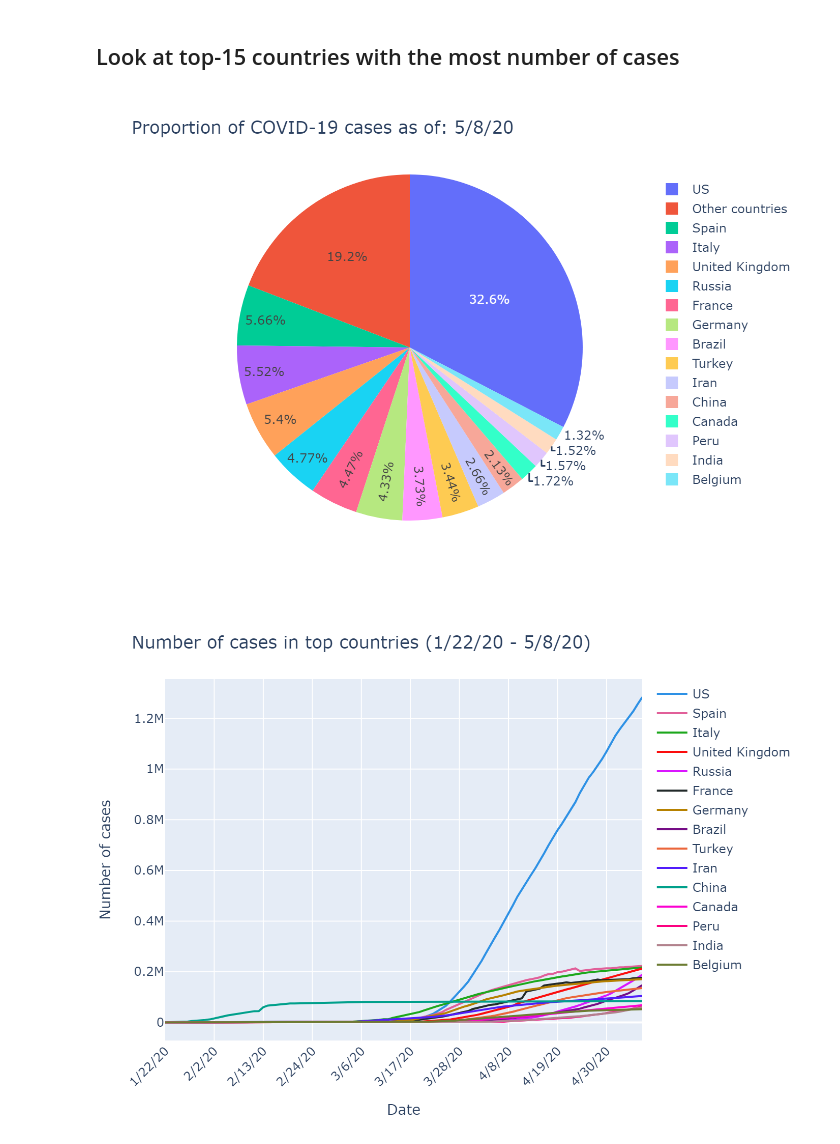
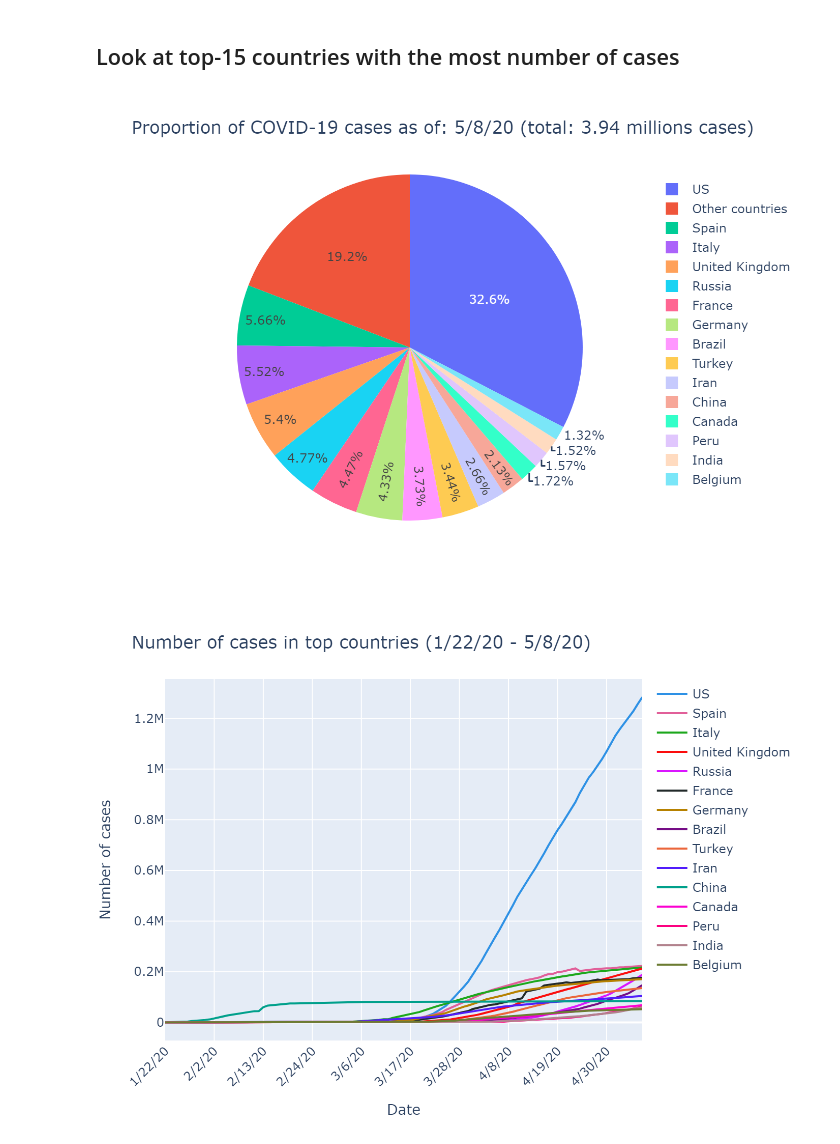
Before and after one commit to longluu/Covid19-EDA-visualization, a Jupyter notebook: EDA_global.ipynb, the cells around one changed output. Saved outputs shown, nothing was run; the diff lists cells and outputs as text; code cells hidden in the pictures.

```diff
--- a/EDA_global.ipynb
+++ b/EDA_global.ipynb
@@ -81,27 +81,28 @@ global_case_collapse_country.head(n=2)
 ## Look at top-15 countries with the most number of cases
 # %%
 # Select top-15 countries and aggregate all other countries
+total_case = round(global_case_collapse_country[date_string[-1]].sum() / 1000000, 2)
 top_country = global_case_collapse_country.nlargest(15, date_string[-1])
 country_collapse_bottom = global_case_collapse_country.copy()
 country_collapse_bottom.loc[country_collapse_bottom[date_string[-1]] < top_country[date_string[-1]].min(),
                             'Country'] = 'Other countries'
 
 
 # Pie chart
 fig = px.pie(country_collapse_bottom, values=date_string[-1], names='Country',
-             title='Proportion of COVID-19 cases as of: ' + date_string[-1])
+             title='Proportion of COVID-19 cases as of: ' + date_string[-1] + " (total: " + str(total_case) + " millions cases)")
 
 margin_size = 80
 fig.update_layout(margin=dict(l=margin_size, r=margin_size, t=margin_size, b=margin_size))
 
 # Interactive plot
 # fig.show()
 
 # Static plot (to show the figures on Github, I have to convert to static image)
 # For interactive plot, use the interactive plot above
 Image(pio.to_image(fig, format='png', scale=2))
 # %% [output]
-[figure, old version]
+[figure, new version]
 # %%
 # Now let's look at the number of case across time for top countries
 name_top_country = top_country['Country']
```
Also changed, not shown: parts of 7 cells of this notebook.
